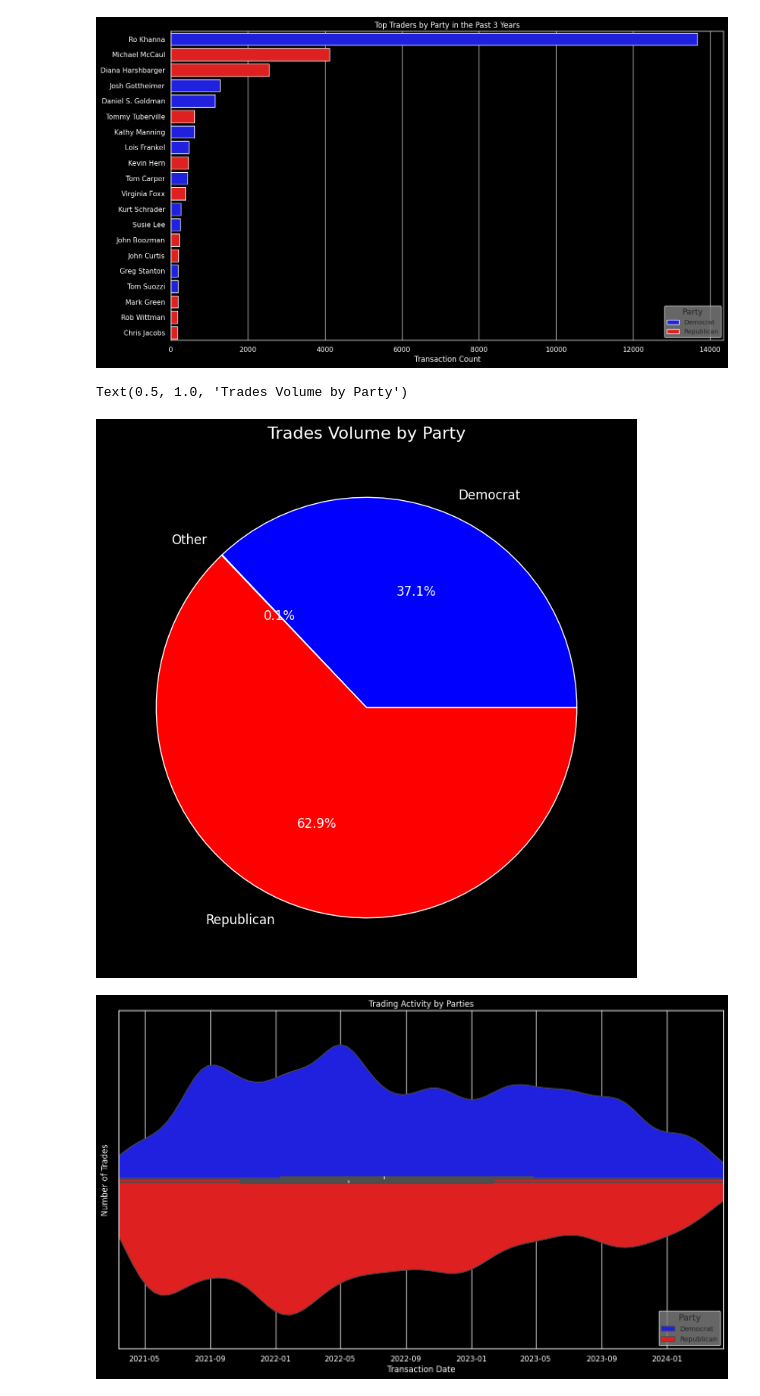
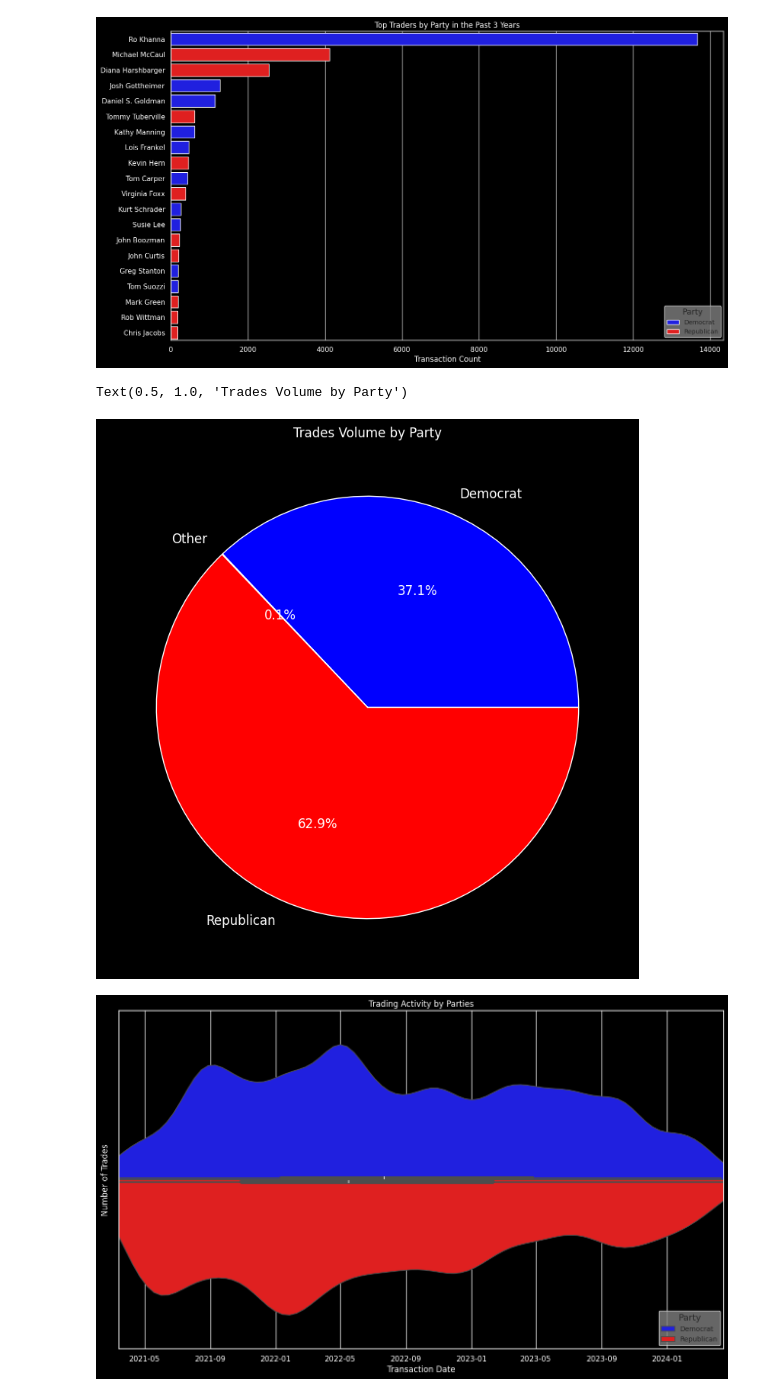
Before and after one commit to maxdokukin/Politician-Trades, a Jupyter notebook: Analysis/Transactions Analysis.ipynb, the cells around one changed output. Cells and saved outputs as stored; diff of their text form; code cells hidden in the pictures.

```diff
--- a/Analysis/Transactions Analysis.ipynb
+++ b/Analysis/Transactions Analysis.ipynb
@@ -92,18 +92,18 @@ plt.show()
 # %%
 party_counts = df[df['Politician Name'] != 'Ro Khanna'].groupby('Party')['Politician Name'].count()
 
 plt.figure(figsize=(16, 9), facecolor='black')
 
 plt.pie(party_counts,
         labels=party_counts.index,
         autopct='%1.1f%%',
         colors=['blue', 'gray', 'red'],
         textprops={'fontsize': 12, 'color': 'white'})
 
-plt.title('Trades Volume by Party', color='white', fontsize=16)
+plt.title('Trades Volume by Party', color='white')
 # %% [output]
 Text(0.5, 1.0, 'Trades Volume by Party')
-[figure, old version]
+[figure, new version]
 # %%
 plt.figure(figsize=(16, 9), facecolor='black')
 sns.set(style="darkgrid", rc={"axes.facecolor": ".9"})
```
Also changed, not shown: parts of 1 cell of this notebook.
